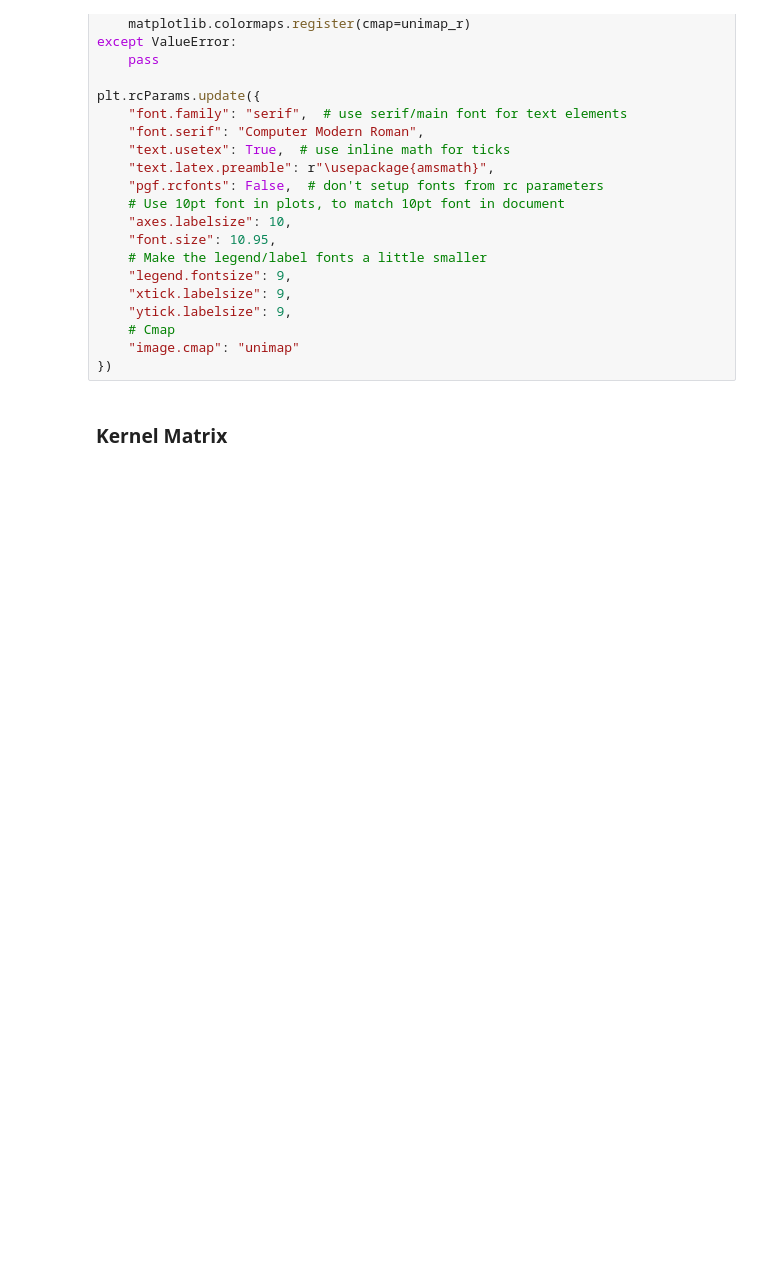
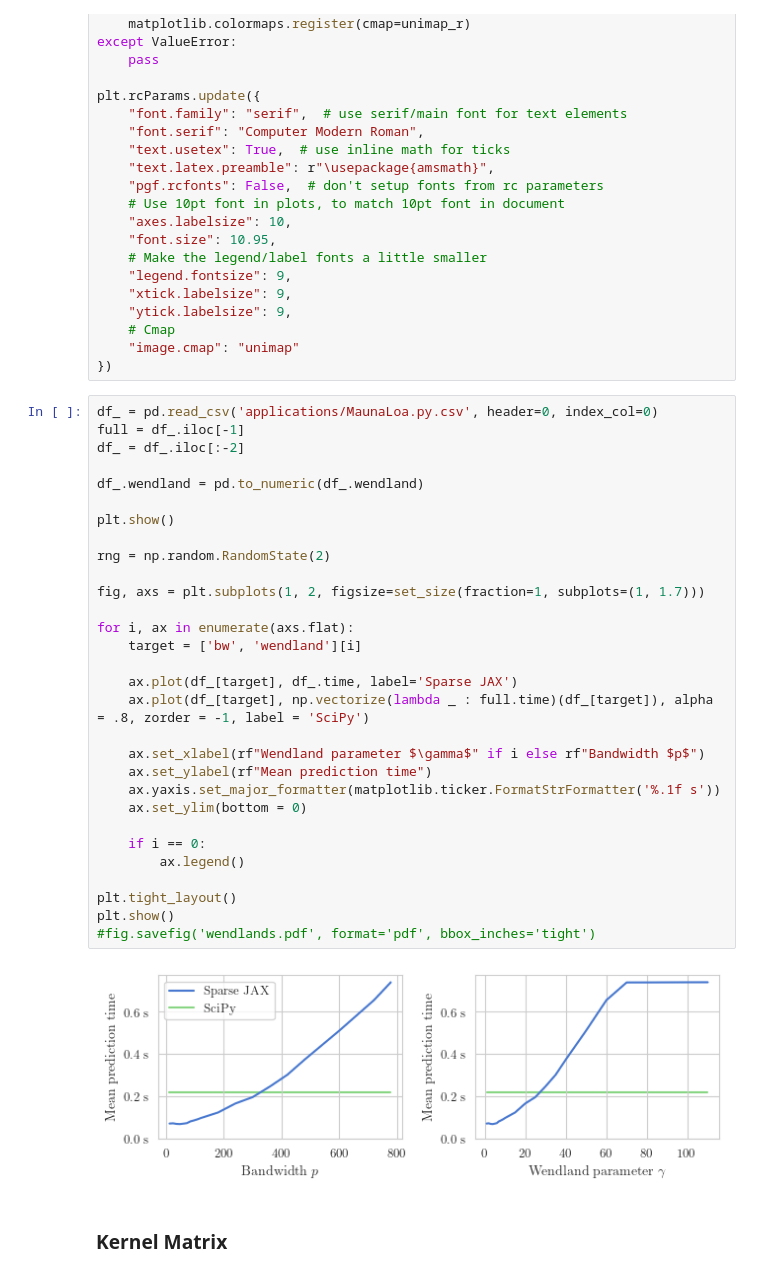
Before and after one commit to ItsNiklas/sparse-gaussian-processes, a Jupyter notebook: plots.ipynb, the cells around one changed output. Drawn from its saved outputs; the diff is of its cells as text; blank space fills up the shorter version.

Commit message:
Corrected benchmark after profiling, plots

```diff
--- a/plots.ipynb
+++ b/plots.ipynb
@@ -80,6 +80,38 @@ plt.rcParams.update({
     # Cmap
     "image.cmap": "unimap"
 })
+# %%
+df_ = pd.read_csv('applications/MaunaLoa.py.csv', header=0, index_col=0)
+full = df_.iloc[-1]
+df_ = df_.iloc[:-2]
+
+df_.wendland = pd.to_numeric(df_.wendland)
+
+plt.show()
+
+rng = np.random.RandomState(2)
+
+fig, axs = plt.subplots(1, 2, figsize=set_size(fraction=1, subplots=(1, 1.7)))
+
+for i, ax in enumerate(axs.flat):
+    target = ['bw', 'wendland'][i]
+
+    ax.plot(df_[target], df_.time, label='Sparse JAX')
+    ax.plot(df_[target], np.vectorize(lambda _ : full.time)(df_[target]), alpha = .8, zorder = -1, label = 'SciPy')
+
+    ax.set_xlabel(rf"Wendland parameter $\gamma$" if i else rf"Bandwidth $p$")
+    ax.set_ylabel(rf"Mean prediction time")
+    ax.yaxis.set_major_formatter(matplotlib.ticker.FormatStrFormatter('%.1f s'))
+    ax.set_ylim(bottom = 0)
+
+    if i == 0:
+        ax.legend()
+
+plt.tight_layout()
+plt.show()
+#fig.savefig('wendlands.pdf', format='pdf', bbox_inches='tight')
+# %% [output]
+[figure, added]
 # %% [markdown]
 ### Kernel Matrix
 # %%
```
Also changed, not shown: 5 other files.
